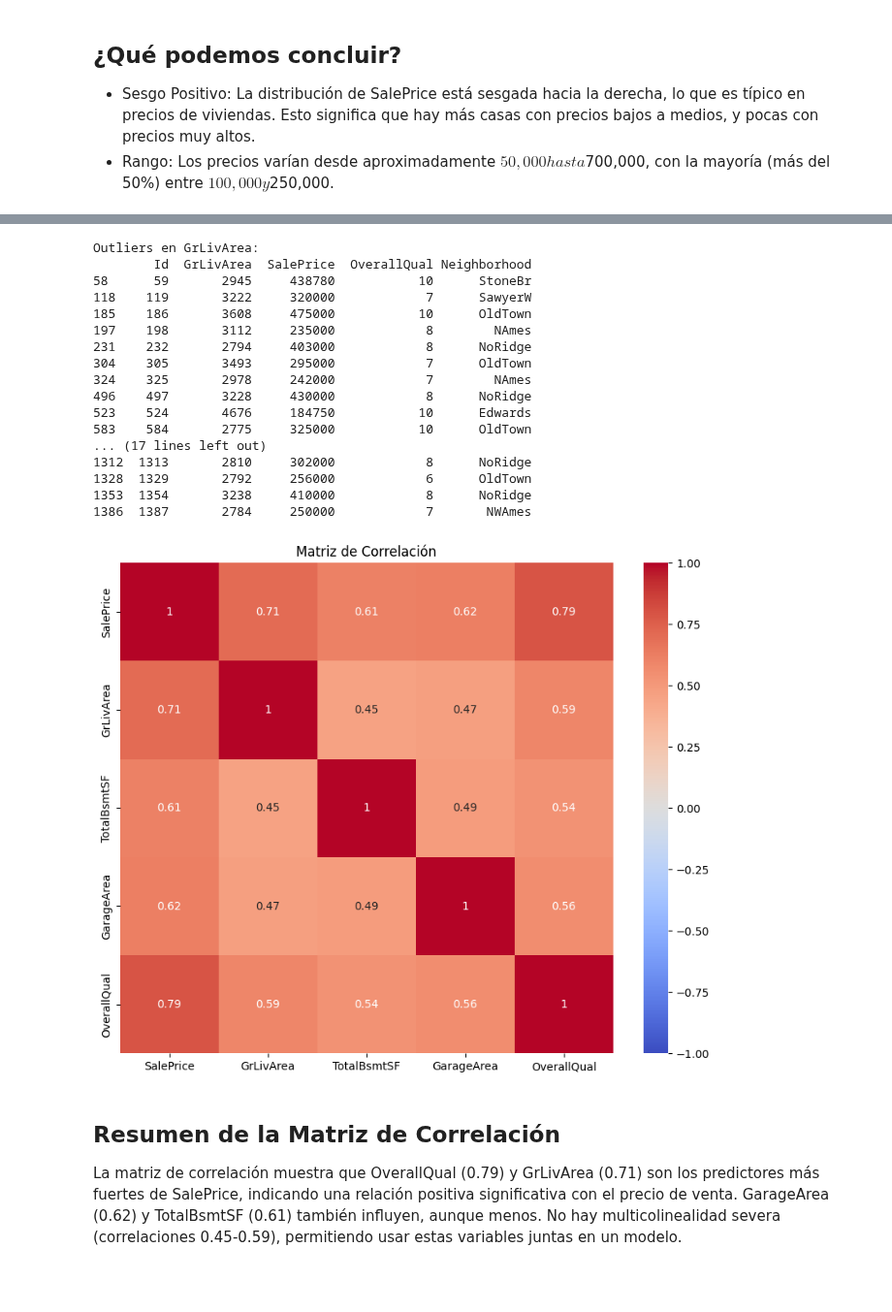
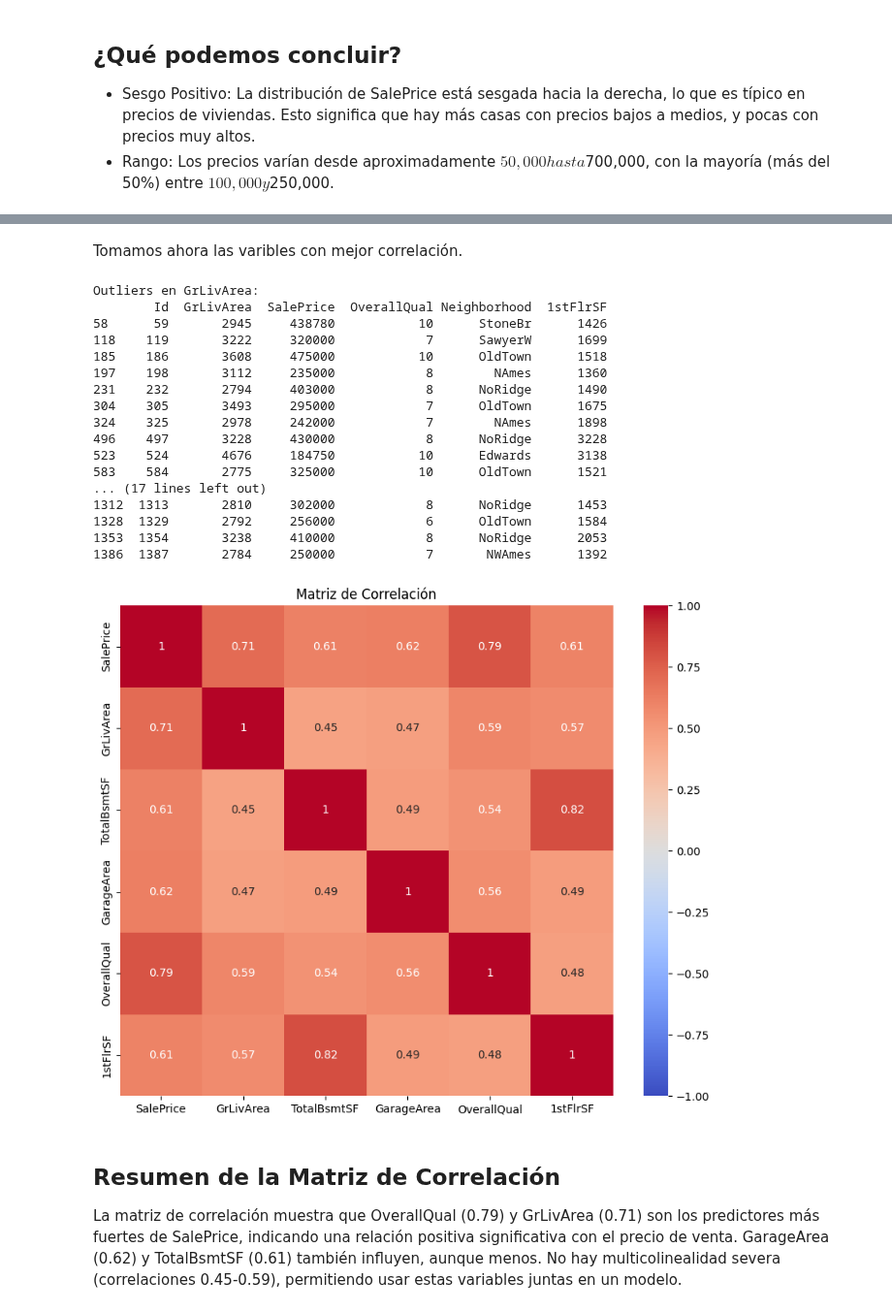
Before and after one commit to DiegoLinares11/Modelos-de-Regresion-Lineal, a Jupyter notebook: Entrega_1/anslisisRel.ipynb, the cells around one changed output, grey strips where cells are left out. Shown at 97% size. Saved outputs shown, nothing was run; the diff lists cells and outputs as text; code cells hidden in the pictures; blank space fills up the shorter version.

Commit message:
feat: analisis corelacion de varible objetivo

```diff
--- a/Entrega_1/anslisisRel.ipynb
+++ b/Entrega_1/anslisisRel.ipynb
@@ -54,40 +81,42 @@ Name: SalePrice, dtype: float64
+# %% [markdown]
+Tomamos ahora las varibles con mejor correlación.
 # %%
 
 Q1 = dftrain['GrLivArea'].quantile(0.25)
 Q3 = dftrain['GrLivArea'].quantile(0.75)
 IQR = Q3 - Q1
 lower_bound = Q1 - 1.5 * IQR
 upper_bound = Q3 + 1.5 * IQR
 
 outliers = dftrain[(dftrain['GrLivArea'] < lower_bound) | (dftrain['GrLivArea'] > upper_bound)]
 print("Outliers en GrLivArea:")
-print(outliers[['Id', 'GrLivArea', 'SalePrice', 'OverallQual', 'Neighborhood']])
+print(outliers[['Id', 'GrLivArea', 'SalePrice', 'OverallQual', 'Neighborhood', '1stFlrSF']])
 
 # Matriz de correlación
 plt.figure(figsize=(10, 8))
-correlation_matrix = dftrain[['SalePrice', 'GrLivArea', 'TotalBsmtSF', 'GarageArea', 'OverallQual']].corr()
+correlation_matrix = dftrain[['SalePrice', 'GrLivArea', 'TotalBsmtSF', 'GarageArea', 'OverallQual', '1stFlrSF']].corr()
 sns.heatmap(correlation_matrix, annot=True, cmap='coolwarm', vmin=-1, vmax=1)
 plt.title('Matriz de Correlación')
 plt.show()
 # %% [output]
 Outliers en GrLivArea:
-        Id  GrLivArea  SalePrice  OverallQual Neighborhood
-58      59       2945     438780           10      StoneBr
-118    119       3222     320000            7      SawyerW
-185    186       3608     475000           10      OldTown
-197    198       3112     235000            8        NAmes
-231    232       2794     403000            8      NoRidge
-304    305       3493     295000            7      OldTown
-324    325       2978     242000            7        NAmes
-496    497       3228     430000            8      NoRidge
-523    524       4676     184750           10      Edwards
-583    584       2775     325000           10      OldTown
+        Id  GrLivArea  SalePrice  OverallQual Neighborhood  1stFlrSF
+58      59       2945     438780           10      StoneBr      1426
+118    119       3222     320000            7      SawyerW      1699
+185    186       3608     475000           10      OldTown      1518
+197    198       3112     235000            8        NAmes      1360
+231    232       2794     403000            8      NoRidge      1490
+304    305       3493     295000            7      OldTown      1675
+324    325       2978     242000            7        NAmes      1898
+496    497       3228     430000            8      NoRidge      3228
+523    524       4676     184750           10      Edwards      3138
+583    584       2775     325000           10      OldTown      1521
 ... (17 lines left out)
-1312  1313       2810     302000            8      NoRidge
-1328  1329       2792     256000            6      OldTown
-1353  1354       3238     410000            8      NoRidge
-1386  1387       2784     250000            7       NWAmes
+1312  1313       2810     302000            8      NoRidge      1453
+1328  1329       2792     256000            6      OldTown      1584
+1353  1354       3238     410000            8      NoRidge      2053
+1386  1387       2784     250000            7       NWAmes      1392
-[figure, old version]
+[figure, new version]
 # %% [markdown]
 ## Resumen de la Matriz de Correlación
 
```
Also changed, not shown: parts of 9 cells of this notebook.
